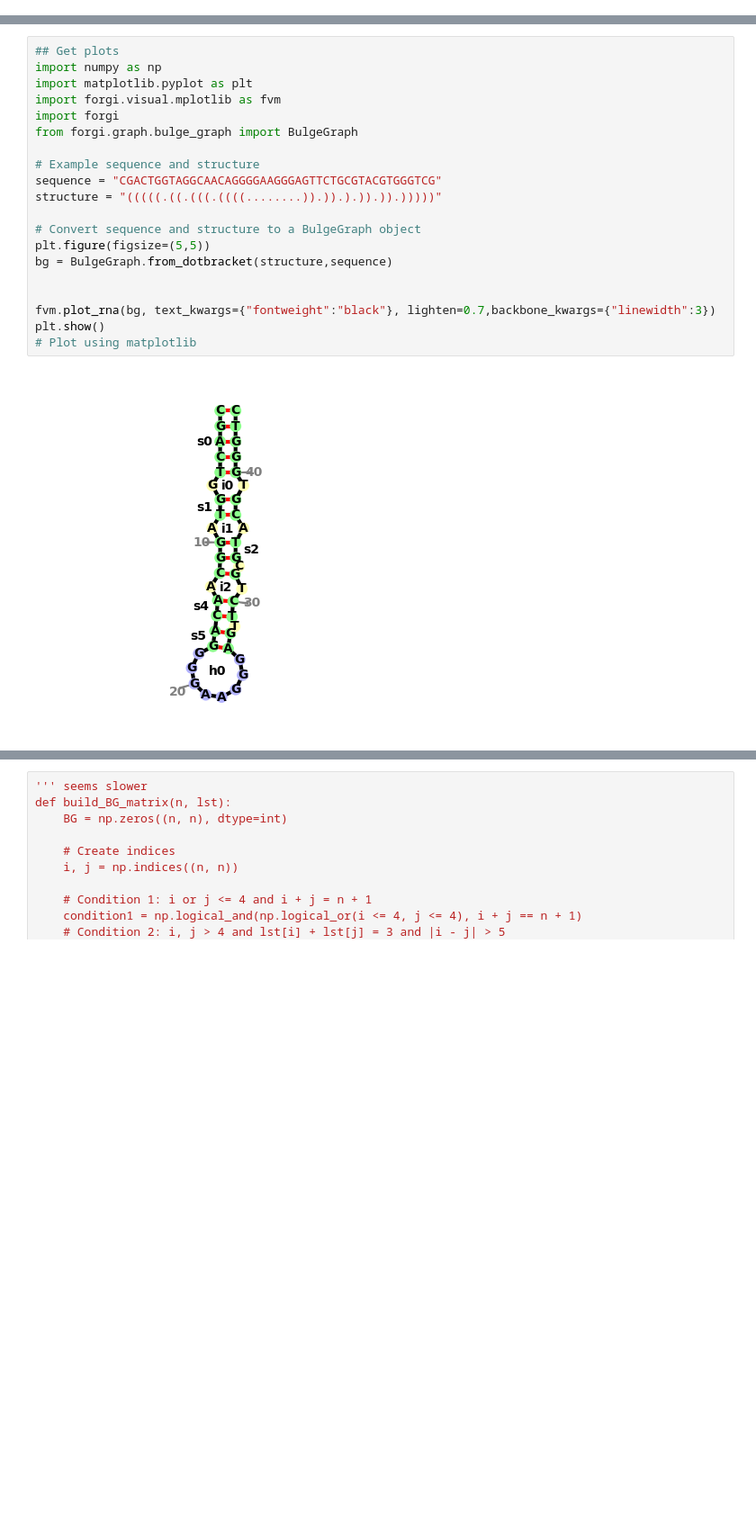
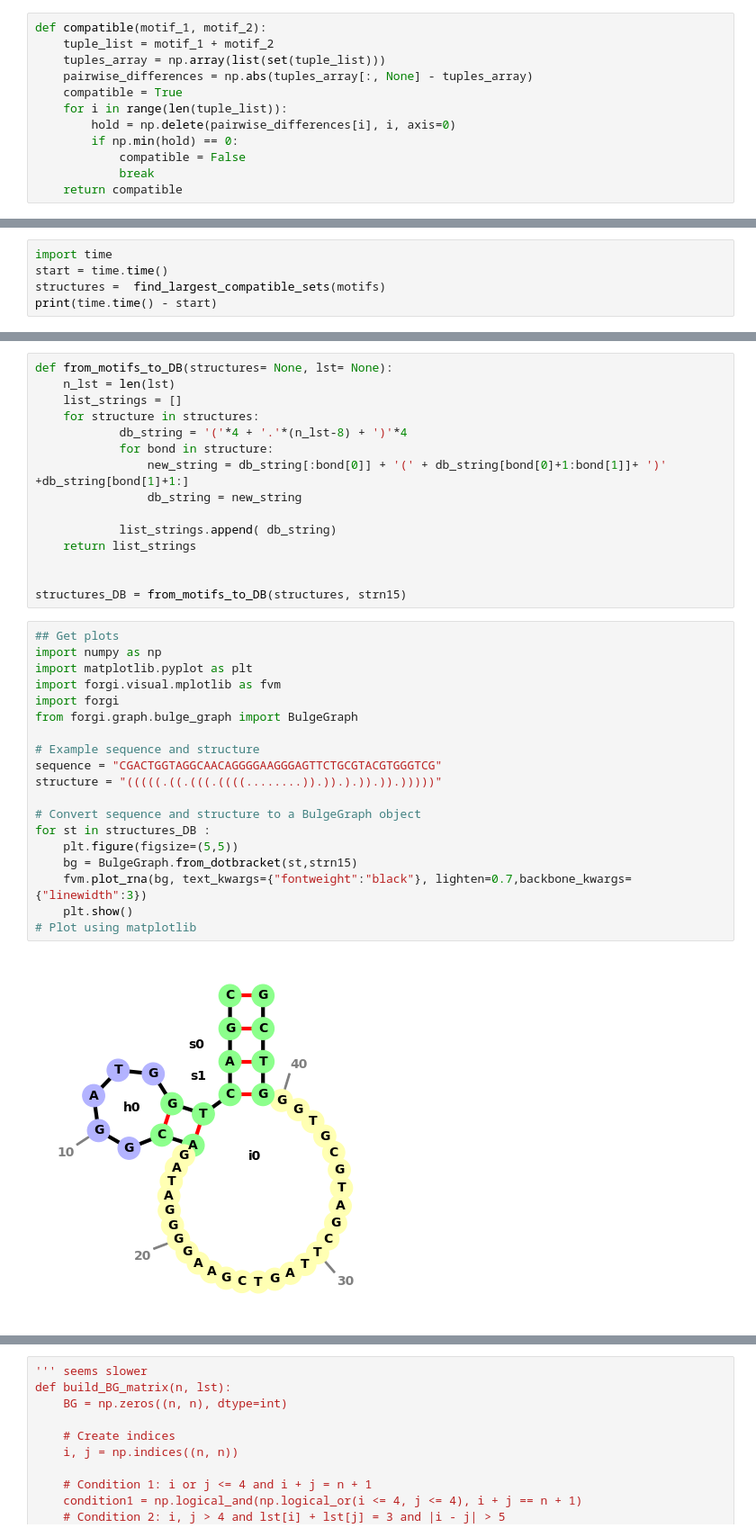
Before and after one commit to shihhsinwang0214/GMFold, a Jupyter notebook: notebooks/functions.ipynb, the cells around one changed output, grey strips where cells are left out. Shown at 90% size. Drawn from its saved outputs; the diff is of its cells as text; blank space fills up the shorter version.

```diff
--- a/notebooks/functions.ipynb
+++ b/notebooks/functions.ipynb
@@ -242,0 +192,12 @@ def from_motifs_to_DB(motifs= None, lst= None):
+# %%
+def compatible(motif_1, motif_2):
+    tuple_list = motif_1 + motif_2
+    tuples_array = np.array(list(set(tuple_list)))
+    pairwise_differences = np.abs(tuples_array[:, None] - tuples_array)
+    compatible = True
+    for i in range(len(tuple_list)):
+        hold = np.delete(pairwise_differences[i], i, axis=0)
+        if np.min(hold) == 0:
+            compatible = False
+            break
+    return compatible
@@ -242,0 +268,5 @@ def from_motifs_to_DB(motifs= None, lst= None):
+# %%
+import time
+start = time.time()
+structures =  find_largest_compatible_sets(motifs)
+print(time.time() - start)
@@ -243,22 +275,36 @@ def from_motifs_to_DB(motifs= None, lst= None):
+# %%
+def from_motifs_to_DB(structures= None, lst= None):
+    n_lst = len(lst)
+    list_strings = []
+    for structure in structures:
+            db_string = '('*4 + '.'*(n_lst-8) + ')'*4
+            for bond in structure:
+                new_string = db_string[:bond[0]] + '(' + db_string[bond[0]+1:bond[1]]+ ')'  +db_string[bond[1]+1:]
+                db_string = new_string
+
+            list_strings.append( db_string)
+    return list_strings
+
+
+structures_DB = from_motifs_to_DB(structures, strn15)
 # %%
 ## Get plots
 import numpy as np
 import matplotlib.pyplot as plt
 import forgi.visual.mplotlib as fvm
 import forgi
 from forgi.graph.bulge_graph import BulgeGraph
 
 # Example sequence and structure
 sequence = "CGACTGGTAGGCAACAGGGGAAGGGAGTTCTGCGTACGTGGGTCG"
 structure = "(((((.((.(((.((((........)).)).).)).)).)))))"
 
 # Convert sequence and structure to a BulgeGraph object
-plt.figure(figsize=(5,5))
-bg = BulgeGraph.from_dotbracket(structure,sequence)
-
-
-fvm.plot_rna(bg, text_kwargs={"fontweight":"black"}, lighten=0.7,backbone_kwargs={"linewidth":3})
-plt.show()
+for st in structures_DB :
+    plt.figure(figsize=(5,5))
+    bg = BulgeGraph.from_dotbracket(st,strn15)
+    fvm.plot_rna(bg, text_kwargs={"fontweight":"black"}, lighten=0.7,backbone_kwargs={"linewidth":3})
+    plt.show()
 # Plot using matplotlib
 # %% [output]
-[figure, old version]
+[figure, new version]
```
Also changed, not shown: parts of 18 cells of this notebook.
